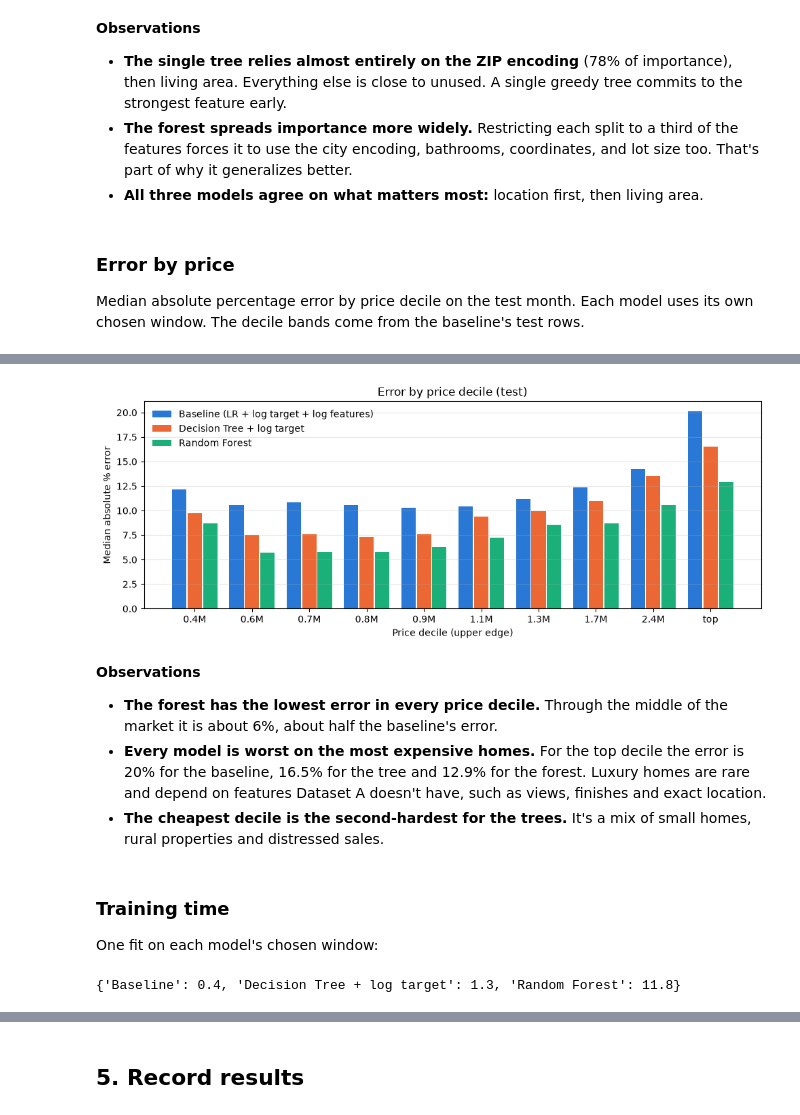
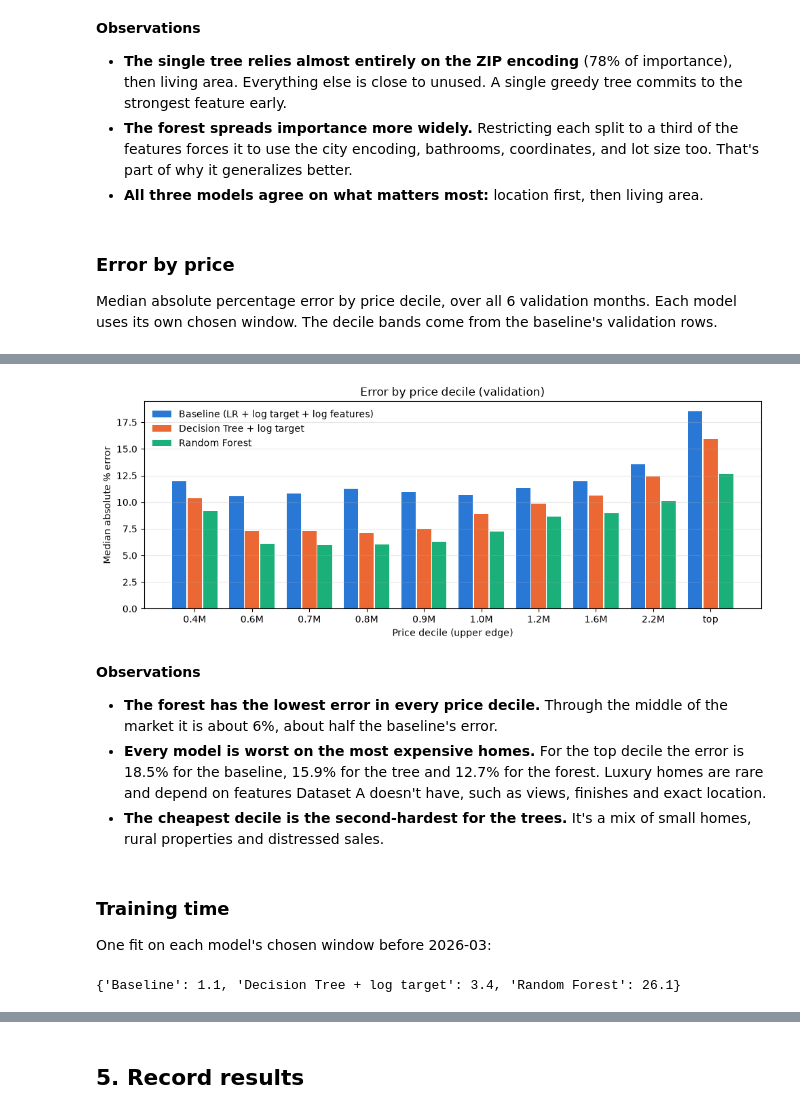
Before and after one commit to r0hankrishnan/IDX-Exchange-Data-Science, a Jupyter notebook: notebooks/04_model_comparison.ipynb, the cells around one changed output, grey strips where cells are left out. Drawn from its saved outputs; the diff is of its cells as text; code cells hidden in the pictures.

```diff
--- a/notebooks/04_model_comparison.ipynb
+++ b/notebooks/04_model_comparison.ipynb
@@ -57,7 +59,8 @@ models = {
 # %% [markdown]
 ## 2. Choosing the training window X
 # %%
-results = backtest(models, df, EVAL_MONTHS, WINDOWS)
+runs = {x: backtest(models, df, EVAL_MONTHS, train_months=x) for x in WINDOWS}
+results = pd.concat([scores.assign(X=x) for x, (scores, _) in runs.items()], ignore_index=True)
 mean_r2 = results.pivot_table(index="X", columns="model", values="r2", aggfunc="mean")[list(models)]
 mean_r2
 # %% [output]
@@ -84,6 +87,6 @@ plt.tight_layout()
 # %% [output]
 [figure]
 # %%
-best_x = best_windows(results)
+best_x = mean_r2.idxmax()
 best_x
 # %% [output]
@@ -167,17 +183,15 @@ Impurity-based importances from the fitted trees, next to the absolute standardi
 # %%
-assert baseline["model"].item() == "LR + log target + log features"
-baseline_model = build_model(LinearRegression(), scale=True, log_target=True, log_features=True)
-train_base, test_base = da.split(df, TEST_MONTH, int(baseline["X"].item()))
-baseline_model, _, _ = fit_and_score(baseline_model, train_base, test_base)
+assert baseline["model"] == "LR + log target + log features"  # the model linear_baseline() builds
+baseline_model = fit_window(linear_baseline(), df, val_month, int(baseline["X"]))
 
-best_tree = max([n for n in models if n.startswith("Decision")], key=validation_r2.get)
-best_forest = max([n for n in models if n.startswith("Random")], key=validation_r2.get)
-coef = fitted_pipeline(baseline_model)[-1]
+best_tree = summary.filter(like="Decision", axis=0)["r2"].idxmax()
+best_forest = summary.filter(like="Random", axis=0)["r2"].idxmax()
+coef = final_estimator(baseline_model)
 importance = pd.DataFrame({
-    best_tree: fitted_pipeline(fitted[best_tree])[-1].feature_importances_,
-    best_forest: fitted_pipeline(fitted[best_forest])[-1].feature_importances_,
+    best_tree: feature_importances(fit_window(models[best_tree], df, val_month, best_x[best_tree])),
+    best_forest: feature_importances(fit_window(models[best_forest], df, val_month, best_x[best_forest])),
     "Baseline |coefficient|": np.abs(pd.Series(coef.coef_, index=coef.feature_names_in_)),
-}, index=fitted_pipeline(fitted[best_forest])[0].get_feature_names_out())
+})
 importance.sort_values(best_forest, ascending=False).head(12)
 # %% [output]
 |  | Decision Tree + log target | Random Forest | Baseline |coefficient| |
@@ -200,18 +214,22 @@ importance.sort_values(best_forest, ascending=False).head(12)
 - **All three models agree on what matters most:** location first, then living area.
 # %% [markdown]
 ### Error by price
-Median absolute percentage error by price decile on the test month. Each model uses its own chosen window. The decile bands come from the baseline's test rows.
+Median absolute percentage error by price decile, over all 6 validation months. Each model uses its own chosen window. The decile bands come from the baseline's validation rows.
 # %%
-compared = {f"Baseline ({baseline['model'].item()})": (baseline_model, test_base),
-            best_tree: (fitted[best_tree], da.split(df, TEST_MONTH, best_x[best_tree])[1]),
-            best_forest: (fitted[best_forest], da.split(df, TEST_MONTH, best_x[best_forest])[1])}
-bands = pd.qcut(test_base[da.TARGET], 10, retbins=True)[1]
+baseline_label = f"Baseline ({baseline['model']})"
+_, baseline_predictions = backtest({baseline_label: linear_baseline()}, df, EVAL_MONTHS, int(baseline["X"]))
+predictions = {
+    baseline_label: baseline_predictions[baseline_label],
+    best_tree: runs[best_x[best_tree]][1][best_tree],
+    best_forest: runs[best_x[best_forest]][1][best_forest],
+}
+bands = pd.qcut(df.loc[baseline_predictions.index, da.TARGET], 10, retbins=True)[1]
 bands[0], bands[-1] = 0, np.inf
 
 errors = {}
-for name, (model, test) in compared.items():
-    pct_error = np.abs(model.predict(test[da.FEATURES]) - test[da.TARGET]) / test[da.TARGET]
-    errors[name] = pct_error.groupby(pd.cut(test[da.TARGET], bands), observed=True).median() * 100
+for name, pred in predictions.items():
+    actual = df.loc[pred.index, da.TARGET]
+    errors[name] = median_ape_by(pred.to_frame(), actual, pd.cut(actual, bands))[name]
 errors = pd.DataFrame(errors)
 
 fig, ax = plt.subplots(figsize=(10, 4))
@@ -219,7 +237,7 @@ width = 0.27
 for i, (color, name) in enumerate(zip(COLORS, errors)):
     ax.bar(np.arange(10) + (i - 1) * width, errors[name], width=width - 0.02, color=color, label=name)
 ax.set(xticks=range(10), xticklabels=[f"{b / 1e6:.1f}M" for b in bands[1:-1]] + ["top"],
-       xlabel="Price decile (upper edge)", ylabel="Median absolute % error", title="Error by price decile (test)")
+       xlabel="Price decile (upper edge)", ylabel="Median absolute % error", title="Error by price decile (validation)")
 ax.grid(alpha=0.3, axis="y")
 ax.legend(frameon=False)
 plt.tight_layout()
@@ -240,23 +258,23 @@ errors.round(1)
-[figure, old version]
+[figure, new version]
 # %% [markdown]
 **Observations**
 - **The forest has the lowest error in every price decile.** Through the middle of the market it is about 6%, about half the baseline's error.
-- **Every model is worst on the most expensive homes.** For the top decile the error is 20% for the baseline, 16.5% for the tree and 12.9% for the forest. Luxury homes are rare and depend on features Dataset A doesn't have, such as views, finishes and exact location.
+- **Every model is worst on the most expensive homes.** For the top decile the error is 18.5% for the baseline, 15.9% for the tree and 12.7% for the forest. Luxury homes are rare and depend on features Dataset A doesn't have, such as views, finishes and exact location.
 - **The cheapest decile is the second-hardest for the trees.** It's a mix of small homes, rural properties and distressed sales.
 # %% [markdown]
 ### Training time
-One fit on each model's chosen window:
+One fit on each model's chosen window before 2026-03:
 # %%
 fit_seconds = {}
-for name, model in [("Baseline", baseline_model), *[(n, models[n]) for n in (best_tree, best_forest)]]:
-    x = int(baseline["X"].item()) if name == "Baseline" else best_x[name]
-    train, test = da.split(df, TEST_MONTH, x)
+for name, model, x in [("Baseline", linear_baseline(), int(baseline["X"])),
+                       (best_tree, models[best_tree], best_x[best_tree]),
+                       (best_forest, models[best_forest], best_x[best_forest])]:
     start = time.perf_counter()
-    fit_and_score(model, train, test)
+    fit_window(model, df, val_month, x)
     fit_seconds[name] = round(time.perf_counter() - start, 1)
 fit_seconds
 # %% [output]
-{'Baseline': 0.4, 'Decision Tree + log target': 1.3, 'Random Forest': 11.8}
+{'Baseline': 1.1, 'Decision Tree + log target': 3.4, 'Random Forest': 26.1}
 # %% [markdown]
 ## Strengths and weaknesses
 
```
Also changed, not shown: parts of 19 cells of this notebook, 39 other files.
